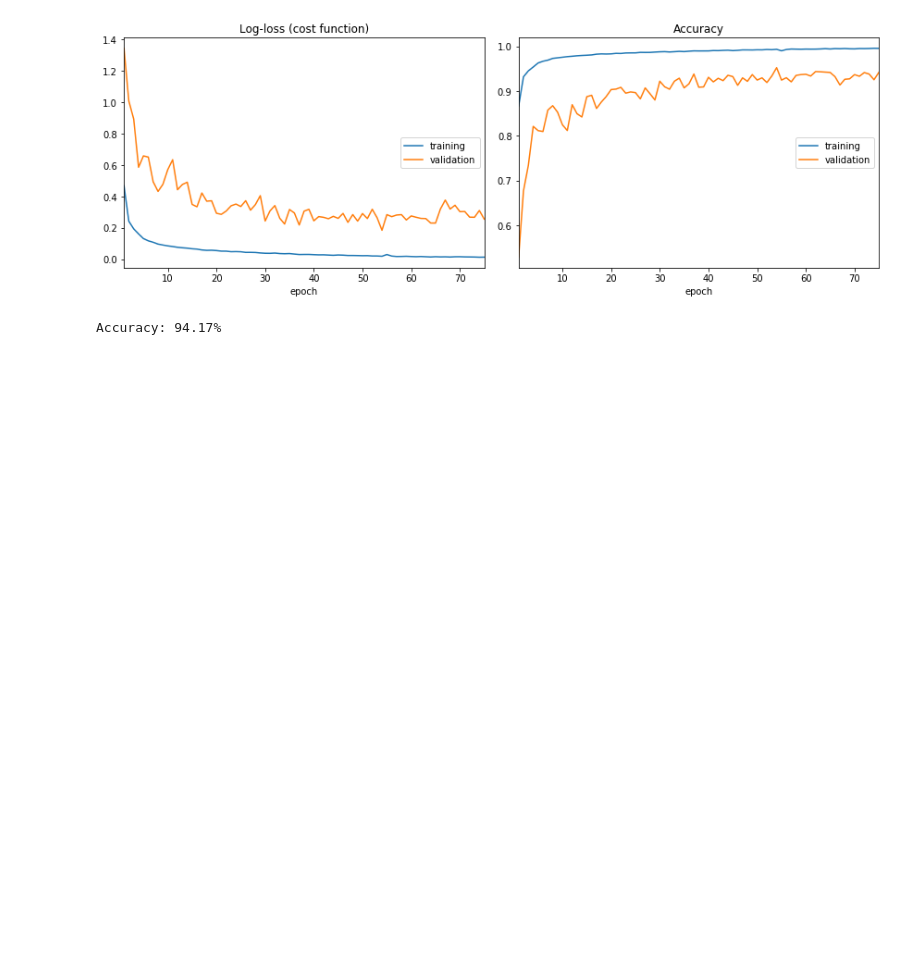
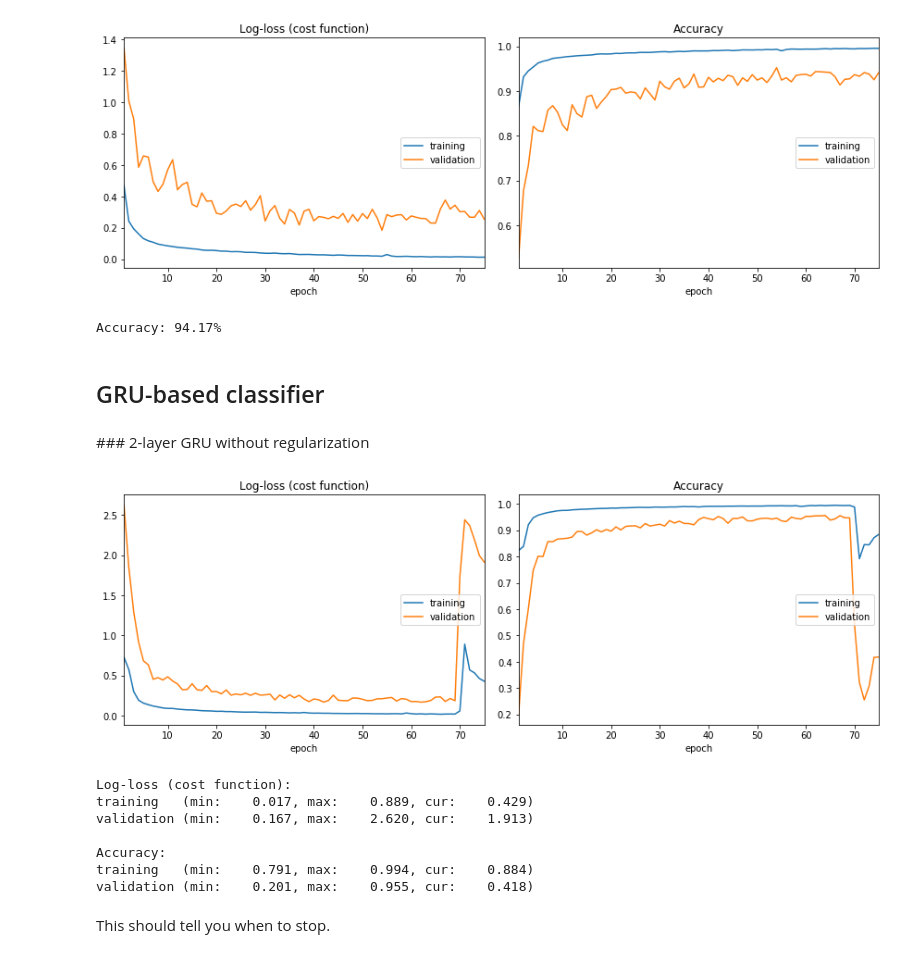
Before and after one commit to pilillo/ts-notebooks, a Jupyter notebook: ECG_classification.ipynb, the cells around one changed output. Saved outputs shown, nothing was run; the diff lists cells and outputs as text; code cells hidden in the pictures; blank space fills up the shorter version.

```diff
--- a/ECG_classification.ipynb
+++ b/ECG_classification.ipynb
@@ -713,3 +715,30 @@ The post goes on by showcasing the ConvLSTM2D, which should have a more limited
+# %%
+def model_e(window_size, depth, num_categories,
+            name="GRU-Model",
+            kernel_regularizer=None, bias_regularizer=None
+           ):
+    """
+    This model is the same like model_b, just using a GRU instead of an LSTM
+    """
+    model = Sequential()
+    model.add(GRU(input_shape=(window_size, depth),
+                   output_dim=window_size,
+                   return_sequences=True
+                   # https://machinelearningmastery.com/return-sequences-and-return-states-for-lstms-in-keras/
+                  )
+             )
+    model.add(Dropout(0.5))
+    model.add(GRU(256))
+    model.add(Dropout(0.5))
+    model.add(Dense(units=num_categories,
+                    activation='softmax'))
+
+    adam = Adam(lr = 0.001, beta_1 = 0.9, beta_2 = 0.999)
+    model.compile(loss='categorical_crossentropy',
+                  #optimizer=adam,
+                  optimizer="adam",
+                  metrics=['accuracy'])
+    return model
 # %% [markdown]
 ## Training Settings
 # %%
@@ -999,3 +1028,28 @@ scores = model.evaluate(x_test, y_test, verbose=0)
 print("Accuracy: %.2f%%" % (scores[1]*100))
 # %% [output]
 Accuracy: 94.17%
+# %% [markdown]
+## GRU-based classifier
+# %% [markdown]
+### 2-layer GRU without regularization
+# %%
+model = model_e(window_size, depth, num_categories=y_test.shape[1])
+print model.summary()
+history = model.fit(x_train,
+                    y_train,
+                    epochs=epochs,
+                    batch_size=batch_size,
+                    verbose=2,
+                    validation_data=(x_test, y_test),
+                    callbacks=[PlotLossesKeras()])
+# %% [output]
+[figure, added]
+Log-loss (cost function):
+training   (min:    0.017, max:    0.889, cur:    0.429)
+validation (min:    0.167, max:    2.620, cur:    1.913)
+
+Accuracy:
+training   (min:    0.791, max:    0.994, cur:    0.884)
+validation (min:    0.201, max:    0.955, cur:    0.418)
+# %% [markdown]
+This should tell you when to stop.
```
Also changed, not shown: parts of 4 cells of this notebook.
